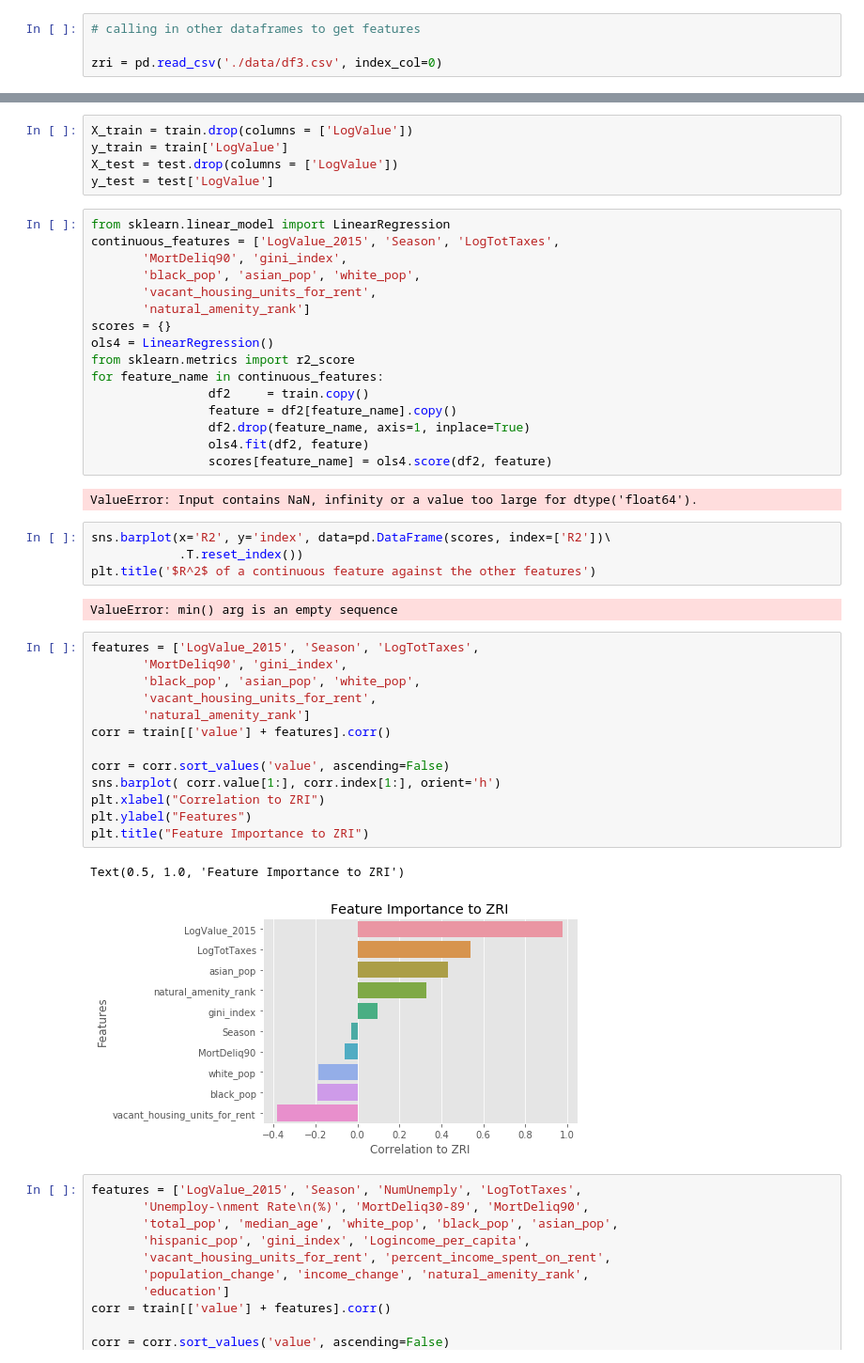
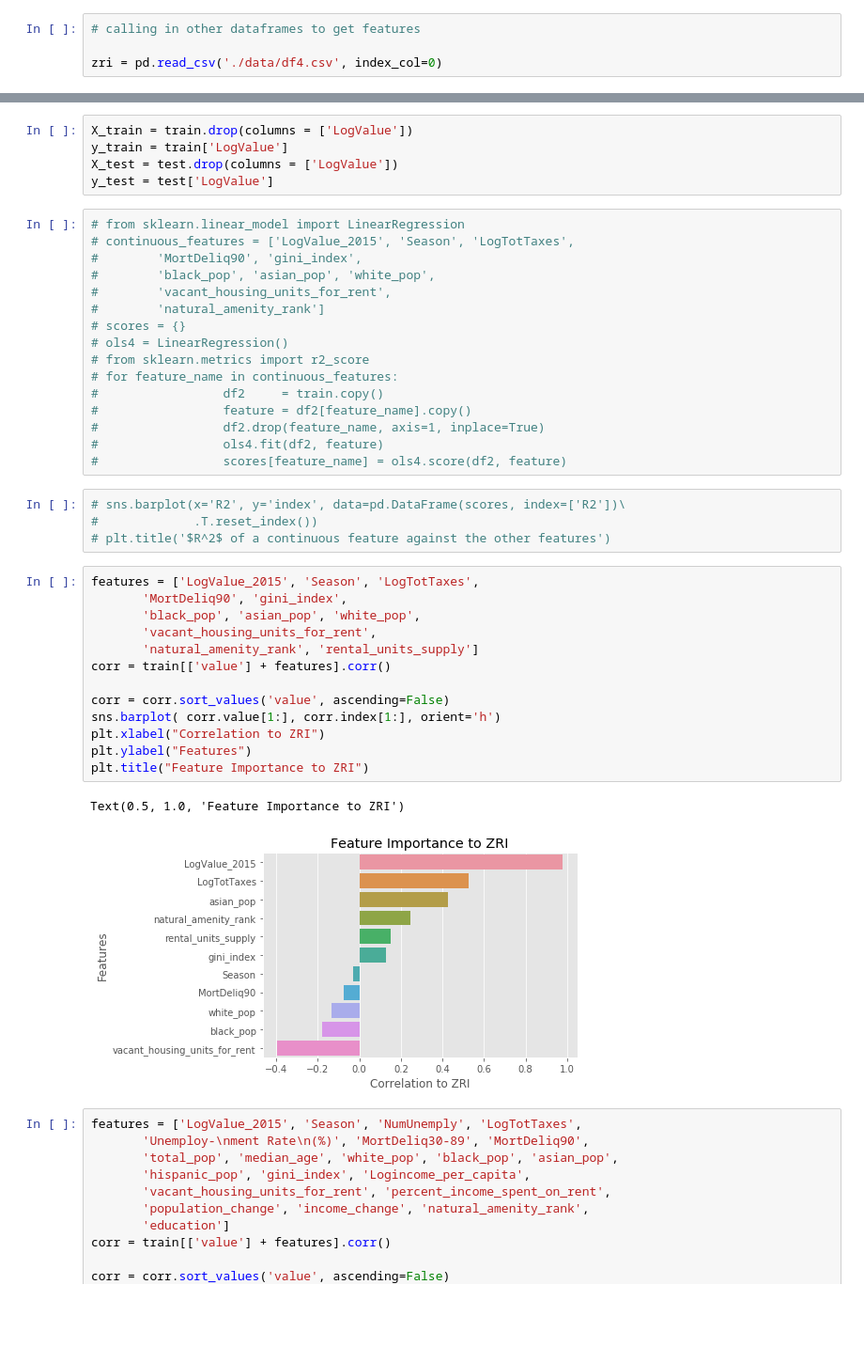
Before and after one commit to isa-adl/ZillowRent_capstone, a Jupyter notebook: Regrssion Model EDA.ipynb, the cells around one changed output, grey strips where cells are left out. Shown at 94% size. Saved outputs shown, nothing was run; the diff lists cells and outputs as text; blank space fills up the shorter version.

```diff
--- a/Regrssion Model EDA.ipynb
+++ b/Regrssion Model EDA.ipynb
@@ -189,7 +189,7 @@ plt.show()
 # %%
 # calling in other dataframes to get features
 
-zri = pd.read_csv('./data/df3.csv', index_col=0)
+zri = pd.read_csv('./data/df4.csv', index_col=0)
 # %%
 zri.head()
 # %% [output]
@@ -242,45 +256,41 @@ y_train = train['LogValue']
 X_test = test.drop(columns = ['LogValue'])
 y_test = test['LogValue']
 # %%
-from sklearn.linear_model import LinearRegression
-continuous_features = ['LogValue_2015', 'Season', 'LogTotTaxes',
-       'MortDeliq90', 'gini_index',
-       'black_pop', 'asian_pop', 'white_pop',
-       'vacant_housing_units_for_rent',
-       'natural_amenity_rank']
-scores = {}
-ols4 = LinearRegression()
-from sklearn.metrics import r2_score
-for feature_name in continuous_features:
-                df2     = train.copy()
-                feature = df2[feature_name].copy()
-                df2.drop(feature_name, axis=1, inplace=True)
-                ols4.fit(df2, feature)
-                scores[feature_name] = ols4.score(df2, feature)
+# from sklearn.linear_model import LinearRegression
+# continuous_features = ['LogValue_2015', 'Season', 'LogTotTaxes',
+#        'MortDeliq90', 'gini_index',
+#        'black_pop', 'asian_pop', 'white_pop',
+#        'vacant_housing_units_for_rent',
+#        'natural_amenity_rank']
+# scores = {}
+# ols4 = LinearRegression()
+# from sklearn.metrics import r2_score
+# for feature_name in continuous_features:
+#                 df2     = train.copy()
+#                 feature = df2[feature_name].copy()
+#                 df2.drop(feature_name, axis=1, inplace=True)
+#                 ols4.fit(df2, feature)
+#                 scores[feature_name] = ols4.score(df2, feature)
-# %% [output]
-ValueError: Input contains NaN, infinity or a value too large for dtype('float64').
 # %%
-sns.barplot(x='R2', y='index', data=pd.DataFrame(scores, index=['R2'])\
-            .T.reset_index())
-plt.title('$R^2$ of a continuous feature against the other features')
+# sns.barplot(x='R2', y='index', data=pd.DataFrame(scores, index=['R2'])\
+#             .T.reset_index())
+# plt.title('$R^2$ of a continuous feature against the other features')
-# %% [output]
-ValueError: min() arg is an empty sequence
 # %%
 features = ['LogValue_2015', 'Season', 'LogTotTaxes',
        'MortDeliq90', 'gini_index',
        'black_pop', 'asian_pop', 'white_pop',
        'vacant_housing_units_for_rent',
-       'natural_amenity_rank']
+       'natural_amenity_rank', 'rental_units_supply']
 corr = train[['value'] + features].corr()
 
 corr = corr.sort_values('value', ascending=False)
 sns.barplot( corr.value[1:], corr.index[1:], orient='h')
 plt.xlabel("Correlation to ZRI")
 plt.ylabel("Features")
 plt.title("Feature Importance to ZRI")
 # %% [output]
 Text(0.5, 1.0, 'Feature Importance to ZRI')
-[figure, old version]
+[figure, new version]
 # %%
 features = ['LogValue_2015', 'Season', 'NumUnemply', 'LogTotTaxes',
        'Unemploy-\nment Rate\n(%)', 'MortDeliq30-89', 'MortDeliq90',
```
Also changed, not shown: parts of 2 cells of this notebook, 5 other files.
